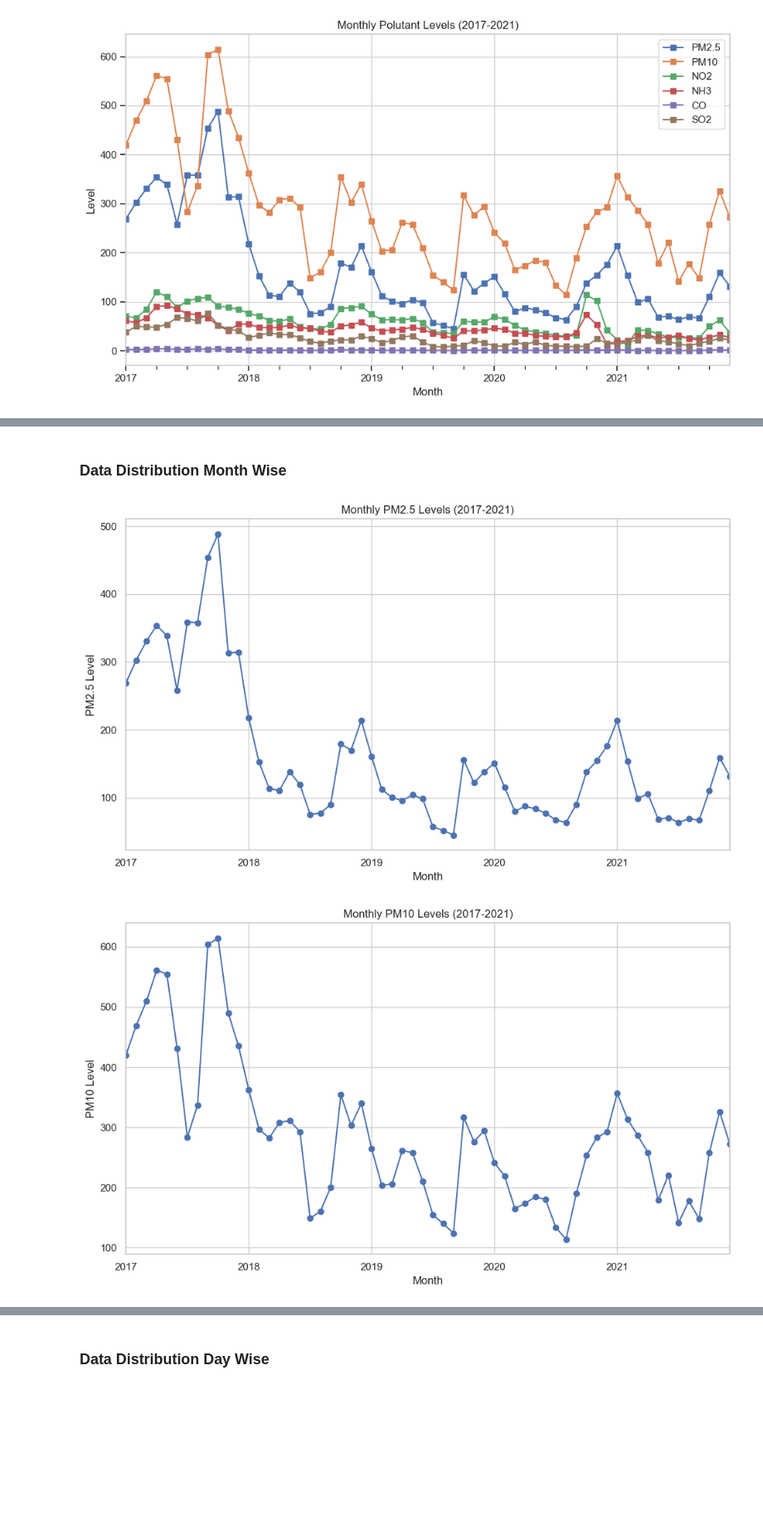
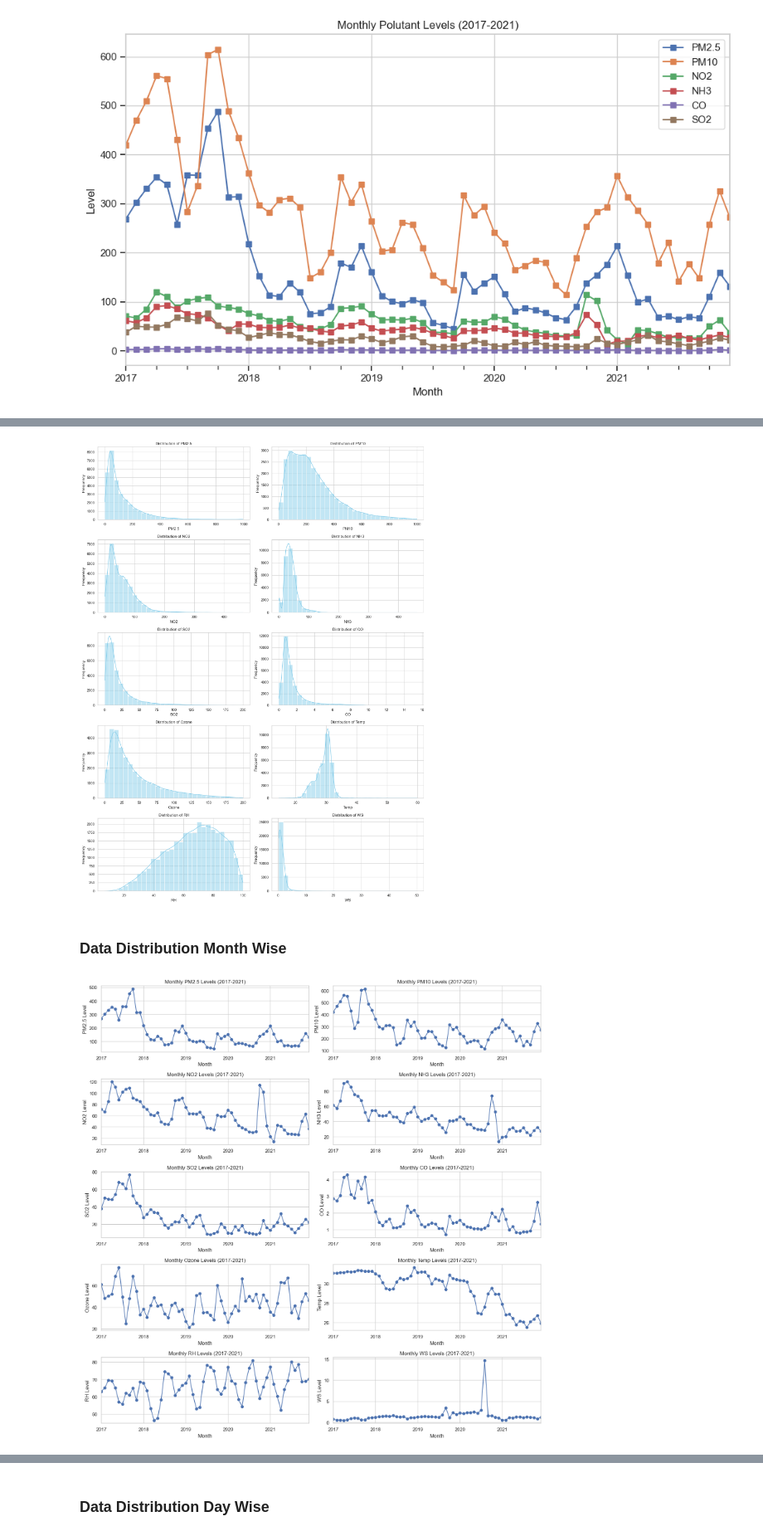
Before and after one commit to mustafa-droid18/Air-Pollution-Prediction-with-Advanced-Preprocessing-and-Deep-Ensemble-Learning, a Jupyter notebook: Data_Preprocessing.ipynb, the cells around one changed output, grey strips where cells are left out. Shown at 83% size. Saved outputs shown, nothing was run; the diff lists cells and outputs as text; code cells hidden in the pictures; blank space fills up the shorter version.

Commit message:
Updated Data_Preprocessing.ipynb
Cleaned the code and presented the graphs in a concise manner

```diff
--- a/Data_Preprocessing.ipynb
+++ b/Data_Preprocessing.ipynb
@@ -162,21 +159,51 @@ plt.show()
+# %%
+sns.set(style="whitegrid")
+
+# List of variables
+variables = ['PM2.5', 'PM10', 'NO2', 'NH3', 'SO2', 'CO','Ozone','Temp','RH','WS']
+
+# Creating subplots
+fig, axes = plt.subplots(5, 2, figsize=(15, 20))
+
+for i, variable in enumerate(variables):
+    row = i // 2
+    col = i % 2
+    sns.histplot(df[variable], bins=30, kde=True, color='skyblue', ax=axes[row, col])
+    axes[row, col].set_title(f'Distribution of {variable}')
+    axes[row, col].set_xlabel(variable)
+    axes[row, col].set_ylabel('Frequency')
+
+# Adjust layout to prevent overlap
+plt.tight_layout()
+plt.show()
+# %% [output]
+[figure, added]
 # %% [markdown]
 ### Data Distribution Month Wise
 # %%
-def plot_g(value,df):
+def plot_g(value, df, ax):
     monthly_value = df[value].resample('M').mean()
-    # Plot the monthly PM2.5 data
-    plt.figure(figsize=(10, 6))
-    monthly_value.plot(marker='o', linestyle='-')
-    plt.title('Monthly '+ value +' Levels (2017-2021)')
-    plt.xlabel('Month')
-    plt.ylabel(value + ' Level')
-    plt.grid(True)
-    plt.tight_layout()
-    plt.show()
+    # Plot the monthly data
+    monthly_value.plot(marker='o', linestyle='-', ax=ax)
+    ax.set_title('Monthly ' + value + ' Levels (2017-2021)')
+    ax.set_xlabel('Month')
+    ax.set_ylabel(value + ' Level')
+    ax.grid(True)
 
-l= ['PM2.5','PM10','NO2','NH3','CO','SO2']
-for i in l:
-    plot_g(i,df)
+# List of variables
+variables = ['PM2.5', 'PM10', 'NO2', 'NH3', 'SO2', 'CO','Ozone','Temp','RH','WS']
+
+# Creating subplots
+fig, axes = plt.subplots(5, 2, figsize=(15, 15))
+
+# Plotting each variable
+for i, variable in enumerate(variables):
+    row = i // 2
+    col = i % 2
+    plot_g(variable, df, ax=axes[row, col])
+
+# Adjust layout to prevent overlap
+plt.tight_layout()
+plt.show()
 # %% [output]
-[figure, old version]
+[figure, new version]
-[figure, removed]
```
Also changed, not shown: parts of 47 cells of this notebook.
